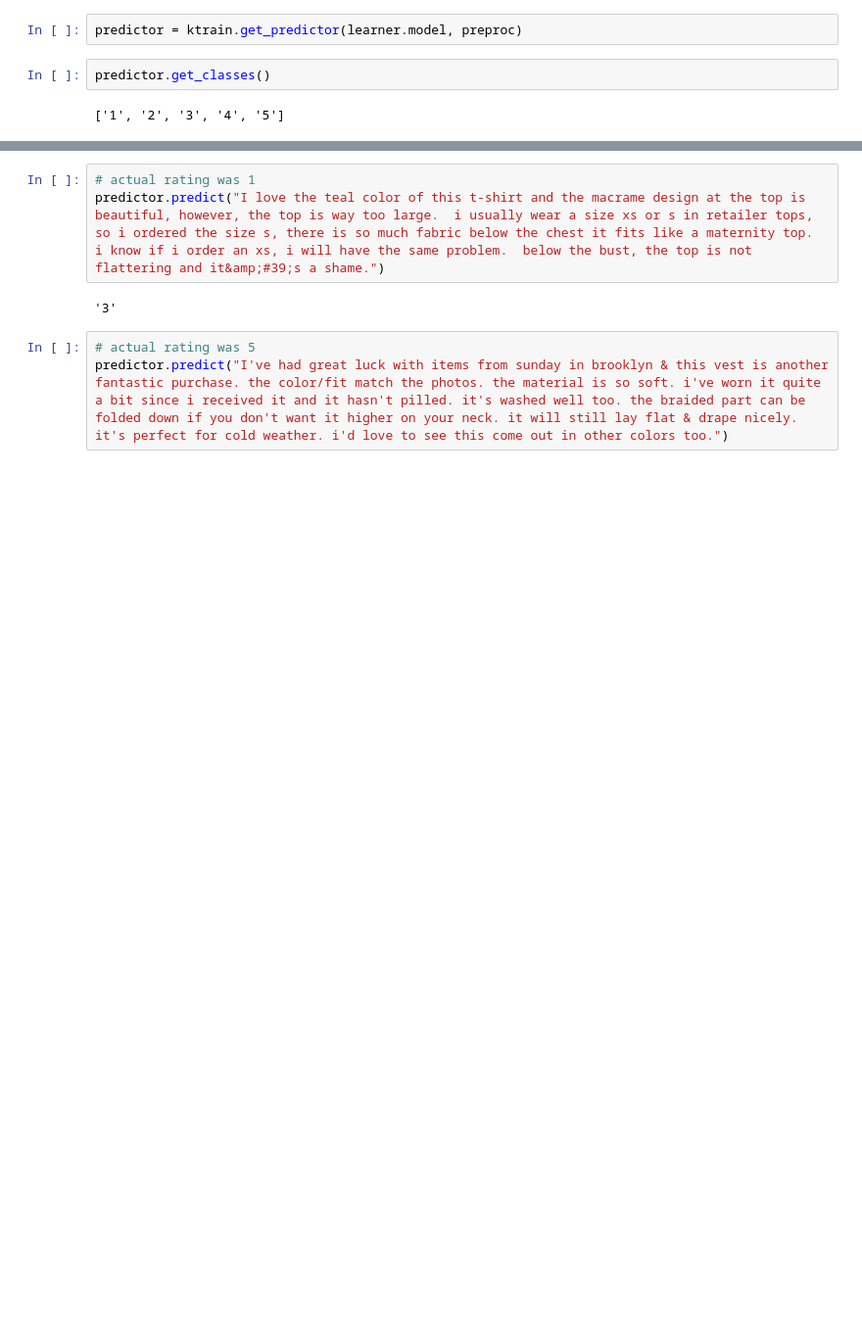
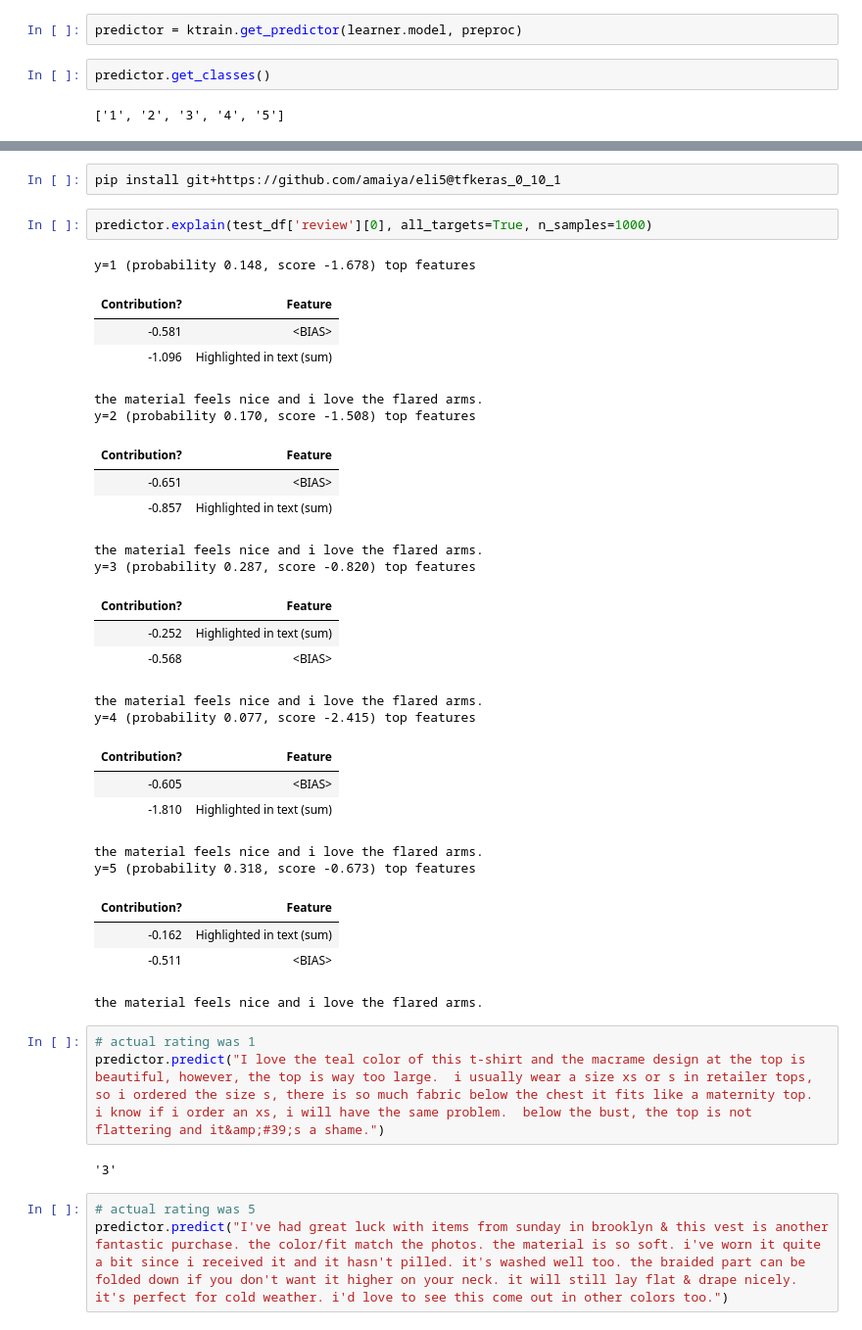
Before and after one commit to FrostLiam/GoogleExploreCSR_NLP, a Jupyter notebook: NBSVM_CSR.ipynb, the cells around one changed output, grey strips where cells are left out. Shown at 98% size. Cells and saved outputs as stored; diff of their text form; blank space fills up the shorter version.

```diff
--- a/NBSVM_CSR.ipynb
+++ b/NBSVM_CSR.ipynb
@@ -177,3 +154,33 @@ predictor.predict("The material feels nice and i love the flared arms.")
+# %%
+pip install git+https://github.com/amaiya/eli5@tfkeras_0_10_1
+# %%
+predictor.explain(test_df['review'][0], all_targets=True, n_samples=1000)
+# %% [output]
+y=1 (probability 0.148, score -1.678) top features
+| Contribution? | Feature |
+| -0.581 | <BIAS> |
+| -1.096 | Highlighted in text (sum) |
+the material feels nice and i love the flared arms.
+y=2 (probability 0.170, score -1.508) top features
+| Contribution? | Feature |
+| -0.651 | <BIAS> |
+| -0.857 | Highlighted in text (sum) |
+the material feels nice and i love the flared arms.
+y=3 (probability 0.287, score -0.820) top features
+| Contribution? | Feature |
+| -0.252 | Highlighted in text (sum) |
+| -0.568 | <BIAS> |
+the material feels nice and i love the flared arms.
+y=4 (probability 0.077, score -2.415) top features
+| Contribution? | Feature |
+| -0.605 | <BIAS> |
+| -1.810 | Highlighted in text (sum) |
+the material feels nice and i love the flared arms.
+y=5 (probability 0.318, score -0.673) top features
+| Contribution? | Feature |
+| -0.162 | Highlighted in text (sum) |
+| -0.511 | <BIAS> |
+the material feels nice and i love the flared arms.
 # %%
 # actual rating was 1
 predictor.predict("I love the teal color of this t-shirt and the macrame design at the top is beautiful, however, the top is way too large.  i usually wear a size xs or s in retailer tops, so i ordered the size s, there is so much fabric below the chest it fits like a maternity top.  i know if i order an xs, i will have the same problem.  below the bust, the top is not flattering and it&amp;#39;s a shame.")
```
Also changed, not shown: parts of 12 cells of this notebook.
